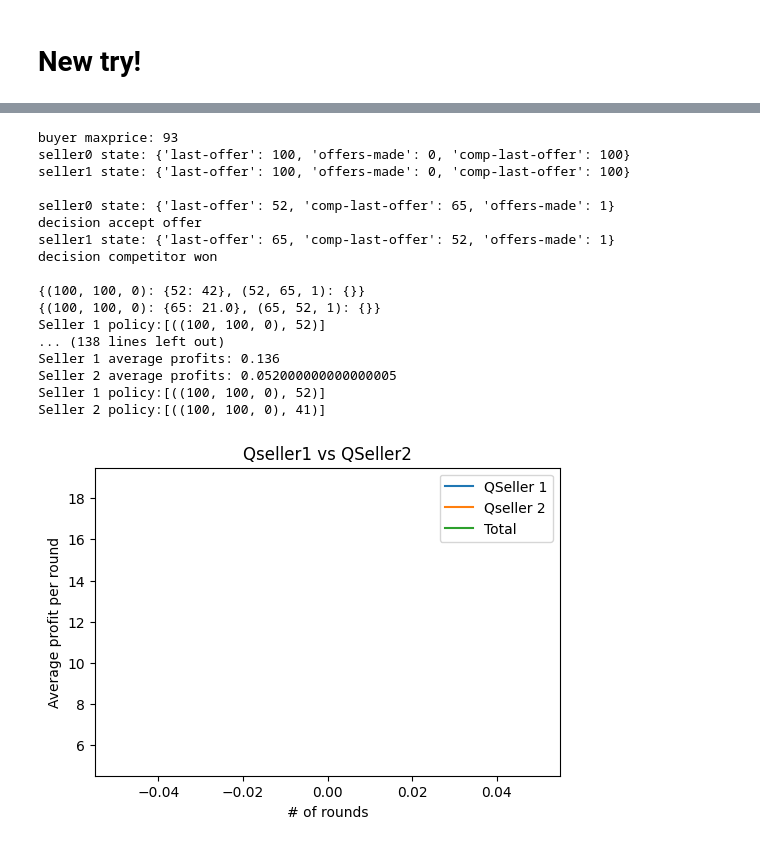
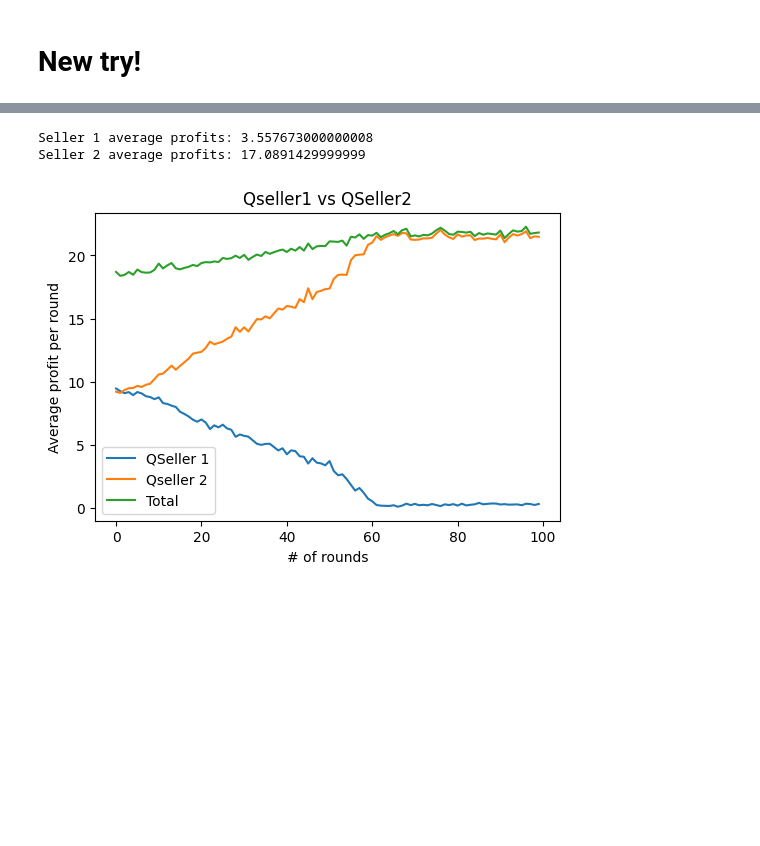
Before and after one commit to Lenguist/insight-game-ai, a Jupyter notebook: two-sellers.ipynb, the cells around one changed output, grey strips where cells are left out. Drawn from its saved outputs; the diff is of its cells as text; code cells hidden in the pictures; blank space fills up the shorter version.

```diff
--- a/two-sellers.ipynb
+++ b/two-sellers.ipynb
@@ -457,8 +458,8 @@ import math
 class QLearningSeller(Seller):
   def __init__(self, value, init_offer, init_learning_rate=1,
                                         learning_rate_decay=0,
-                                        exploration_decay_rate=0.01,
-                                        min_exploration_rate=0.5,
+                                        exploration_decay_rate=0.000000000001,
+                                        min_exploration_rate=0.25,
                                         other_seller=None):
     super().__init__(value, init_offer)
     self.q_table = {}
@@ -547,7 +548,7 @@ range_min = 11
 range_max = 100
 value = 10
 imp_incr = 0.1
-rounds = 10
+rounds = 10000
 
 
 init_offer = range_max
@@ -567,7 +568,7 @@ profits_seller1 = []
 profits_seller2 = []
 
 # Simulation of 100 rounds
-for _ in range(1):
+for _ in range(100):
     total_profits = [0 for i in range(len(sellers))]
     for i in range(rounds):
         maxprice = int(random.uniform(range_min, range_max+1))
@@ -817,0 +852,7 @@ class Buyer(object):
+# %%
+for i in range(100):
+  maxprice = int(random.uniform(range_min, range_max+1))
+  buyer = Buyer(maxprice=maxprice, imp_incr=0.1)
+  #print("buyer maxprice " + str(maxprice))
+  one_seller_negotiation(buyer, seller1)
+  #print("")
@@ -818,76 +861,55 @@ class Buyer(object):
 # %%
 # DO NOT CHANGE THE PARAMETERS LOCK THEM IN
 from buyers import EducatedBuyer
+from sellers import RandomSeller
 range_min = 11
 range_max = 100
 value = 10
 imp_incr = 0.1
-rounds = 10
+rounds = 10000
 
 
 init_offer = range_max
 
-seller1 = QLearningSeller(value=value,
+seller1 = QSeller(value=value,
                          init_offer=init_offer)
 
-seller2 = QLearningSeller(value=value,
-                         init_offer=init_offer,
-                         other_seller = seller1)
-
-seller1.other_seller = seller2
+seller2 = RandomSeller(value=value,
+                         init_offer=init_offer)
 
 sellers = [seller1, seller2]
 
 profits_seller1 = []
 profits_seller2 = []
 
 # Simulation of 100 rounds
-for _ in range(1):
+for _ in range(100):
     total_profits = [0 for i in range(len(sellers))]
     for i in range(rounds):
         maxprice = int(random.uniform(range_min, range_max+1))
         edubuyer = EducatedBuyer(maxprice, imp_incr)
-        profits = two_seller_negotiation(edubuyer, sellers, True)
-        print(seller1.q_table)
-        print(seller2.q_table)
-        print("Seller 1 policy:" + str(seller1.get_optimal_policy((100,100,0))))
-        print("Seller 2 policy:" + str(seller2.get_optimal_policy((100,100,0))))
+        profits = two_seller_negotiation(edubuyer, sellers, False)
         for i in range(len(sellers)):
             total_profits[i] += profits[i] /rounds
 
     profits_seller1.append(total_profits[0])
     profits_seller2.append(total_profits[1])
 
 print("Seller 1 average profits: " + str(sum(profits_seller1)/100))
 print("Seller 2 average profits: " + str(sum(profits_seller2)/100))
-print("Seller 1 policy:" + str(seller1.get_optimal_policy((100,100,0))))
-print("Seller 2 policy:" + str(seller2.get_optimal_policy((100,100,0))))
+#print("Seller 1 policy:" + str(seller1.get_optimal_policy((100,100,0))))
+#print("Seller 2 policy:" + str(seller2.get_optimal_policy((100,100,0))))
 fig, ax = plt.subplots(figsize=(6, 4))
 ax.plot(profits_seller1, label='QSeller 1')
 ax.plot(profits_seller2, label='Qseller 2')
 ax.plot([profits_seller2[i]+profits_seller1[i] for i in range(len(profits_seller1))], label='Total')
 #ax.axhline(45, color='r', linestyle='--', label='y=45 line')  # This will create a horizontal line at y=45
 ax.set_xlabel('# of rounds')
 ax.set_ylabel('Average profit per round')
 ax.set_title('Qseller1 vs QSeller2')
 ax.legend()
 plt.show()
 # %% [output]
-buyer maxprice: 93
-seller0 state: {'last-offer': 100, 'offers-made': 0, 'comp-last-offer': 100}
-seller1 state: {'last-offer': 100, 'offers-made': 0, 'comp-last-offer': 100}
-
-seller0 state: {'last-offer': 52, 'comp-last-offer': 65, 'offers-made': 1}
-decision accept offer
-seller1 state: {'last-offer': 65, 'comp-last-offer': 52, 'offers-made': 1}
-decision competitor won
-
-{(100, 100, 0): {52: 42}, (52, 65, 1): {}}
-{(100, 100, 0): {65: 21.0}, (65, 52, 1): {}}
-Seller 1 policy:[((100, 100, 0), 52)]
-... (138 lines left out)
-Seller 1 average profits: 0.136
-Seller 2 average profits: 0.052000000000000005
-Seller 1 policy:[((100, 100, 0), 52)]
-Seller 2 policy:[((100, 100, 0), 41)]
+Seller 1 average profits: 3.557673000000008
+Seller 2 average profits: 17.0891429999999
-[figure, old version]
+[figure, new version]
```
Also changed, not shown: parts of 13 cells of this notebook, 1 other file.
